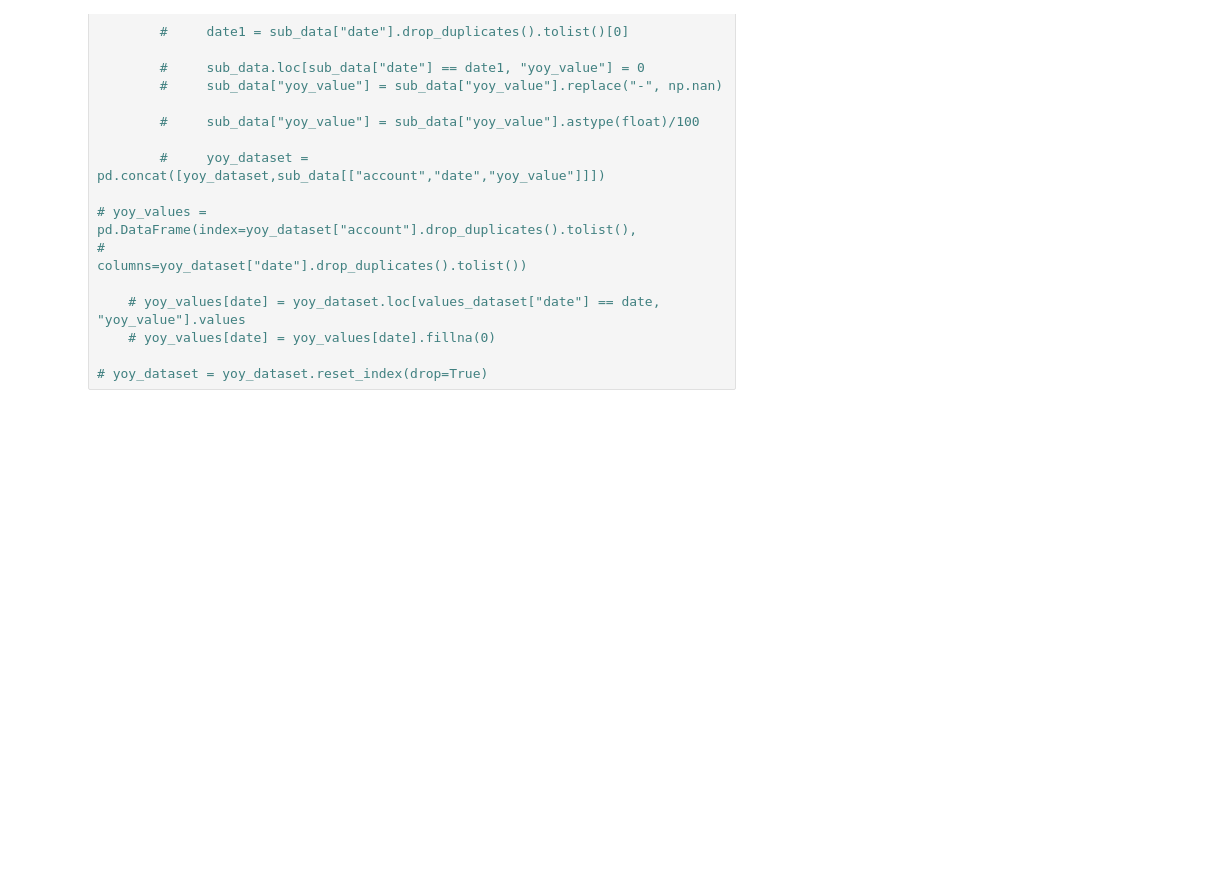
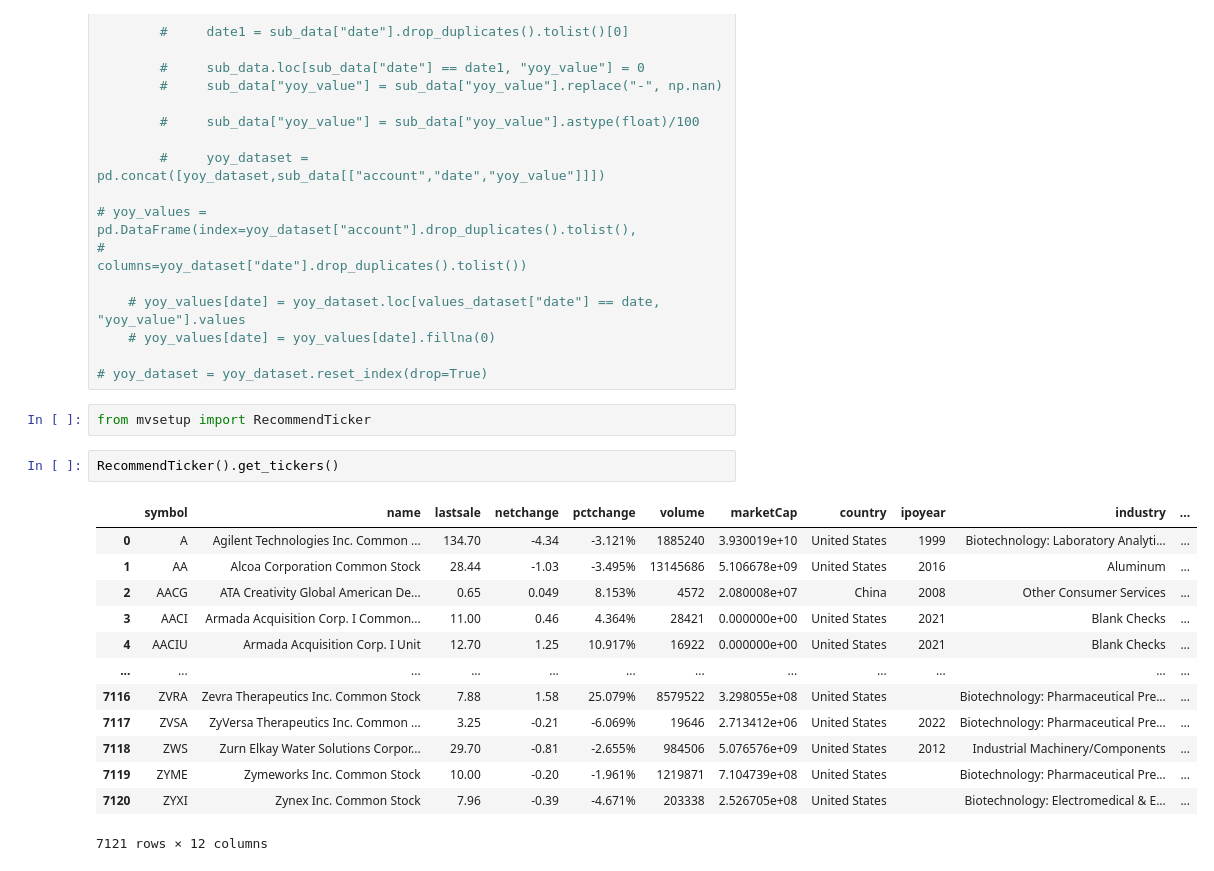
Before and after one commit to ab123-bruh/fund_temp, a Jupyter notebook: mvtest.ipynb, the cells around one changed output. Cells and saved outputs as stored; diff of their text form; blank space fills up the shorter version.

```diff
--- a/test.ipynb
+++ b/mvtest.ipynb
@@ -457,3 +457,21 @@ find_closest_tickers("AAPL", data)
     # yoy_values[date] = yoy_values[date].fillna(0)
 
 # yoy_dataset = yoy_dataset.reset_index(drop=True)
+# %%
+from mvsetup import RecommendTicker
+# %%
+RecommendTicker().get_tickers()
+# %% [output]
+|  | symbol | name | lastsale | netchange | pctchange | volume | marketCap | country | ipoyear | industry | ... |
+| 0 | A | Agilent Technologies Inc. Common ... | 134.70 | -4.34 | -3.121% | 1885240 | 3.930019e+10 | United States | 1999 | Biotechnology: Laboratory Analyti... | ... |
+| 1 | AA | Alcoa Corporation Common Stock | 28.44 | -1.03 | -3.495% | 13145686 | 5.106678e+09 | United States | 2016 | Aluminum | ... |
+| 2 | AACG | ATA Creativity Global American De... | 0.65 | 0.049 | 8.153% | 4572 | 2.080008e+07 | China | 2008 | Other Consumer Services | ... |
+| 3 | AACI | Armada Acquisition Corp. I Common... | 11.00 | 0.46 | 4.364% | 28421 | 0.000000e+00 | United States | 2021 | Blank Checks | ... |
+| 4 | AACIU | Armada Acquisition Corp. I Unit | 12.70 | 1.25 | 10.917% | 16922 | 0.000000e+00 | United States | 2021 | Blank Checks | ... |
+| ... | ... | ... | ... | ... | ... | ... | ... | ... | ... | ... | ... |
+| 7116 | ZVRA | Zevra Therapeutics Inc. Common Stock | 7.88 | 1.58 | 25.079% | 8579522 | 3.298055e+08 | United States |  | Biotechnology: Pharmaceutical Pre... | ... |
+| 7117 | ZVSA | ZyVersa Therapeutics Inc. Common ... | 3.25 | -0.21 | -6.069% | 19646 | 2.713412e+06 | United States | 2022 | Biotechnology: Pharmaceutical Pre... | ... |
+| 7118 | ZWS | Zurn Elkay Water Solutions Corpor... | 29.70 | -0.81 | -2.655% | 984506 | 5.076576e+09 | United States | 2012 | Industrial Machinery/Components | ... |
+| 7119 | ZYME | Zymeworks Inc. Common Stock | 10.00 | -0.20 | -1.961% | 1219871 | 7.104739e+08 | United States |  | Biotechnology: Pharmaceutical Pre... | ... |
+| 7120 | ZYXI | Zynex Inc. Common Stock | 7.96 | -0.39 | -4.671% | 203338 | 2.526705e+08 | United States |  | Biotechnology: Electromedical & E... | ... |
+7121 rows × 12 columns
```
Also changed, not shown: parts of 1 cell of this notebook, 4 other files.
